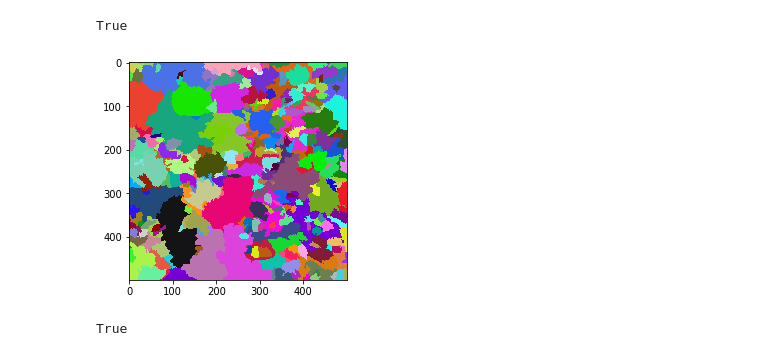
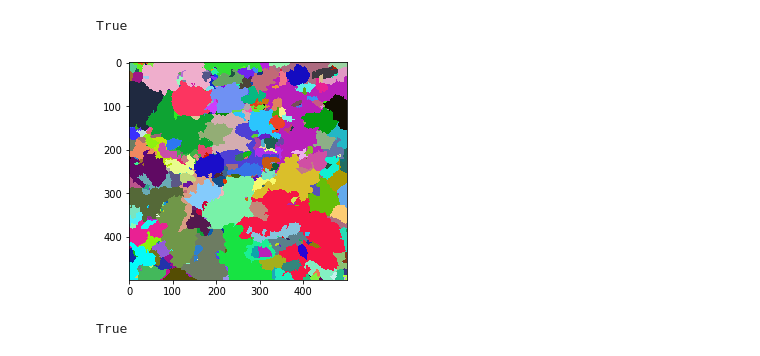
Before and after one commit to tsukiyashirokisaki/dp780, a Jupyter notebook: prediction.ipynb, the cells around one changed output. Saved outputs shown, nothing was run; the diff lists cells and outputs as text; code cells hidden in the pictures.

```diff
--- a/prediction.ipynb
+++ b/prediction.ipynb
@@ -40,11 +37,14 @@ CNN49b(
 # %%
-# h=w=499
-# ks=49
-# num=data.shape[0]
-# pred=np.zeros([data.shape[0],h-ks+1,w-ks+1])
-# for i in range(h-ks+1):
-#     for j in range(w-ks+1):
-#         output=m1(data[:,:,i:i+ks,j:j+ks])
-#         for k in range(num):
-#             pred[k,i,j]+=output[k,0].item()
-#         del output
+h=w=499
+ks=49
+num=data.shape[0]
+pred=np.zeros([data.shape[0],h-ks+1,w-ks+1])
+for i in range(h-ks+1):
+    for j in range(w-ks+1):
+        output=m1(data[:,:,i:i+ks,j:j+ks],props)
+        for k in range(num):
+            pred[k,i,j]+=output[k,0].item()
+        del output
+# %%
+# torch.save(pred,"output/pred.pkl")
+pred=torch.load("output/pred.pkl")
@@ -178,22 +181,24 @@ cv2.imwrite("output/20201109_451451_inv.png",(1-output[1])*255)
 # %% [output]
 True
 # %%
-sum_map=output
-date="20201109"
-class_map,id2clus,ma_id=torch.load("data/test/"+date+"/before/cluster.pkl")
+index=-1
+sum_map=pred[index]
+cv2.imwrite("output/20201109_451451.png",sum_map*255)
+cv2.imwrite("output/20201109_451451_inv.png",(1-sum_map)*255)
+class_map,id2clus,ma_id=torch.load(src[index]+"cluster.pkl")
 class_img=classplot(class_map)[24:475,24:475,:]
-ipf=ipfread("data/test/20201109/before/")[24:475,24:475,6:]
+ipf=ipfread(src[index])[24:475,24:475,6:]
 cv2.imwrite("output/20201109_class.png",class_img)
 cv2.imwrite("output/20201109_ipf_b.png",ipf)
 for i in range(3):
-    ipf[:,:,i]=np.multiply(1-sum_map[1],ipf[:,:,i])
-    class_img[:,:,i]=np.multiply(1-sum_map[1],class_img[:,:,i])
+    ipf[:,:,i]=np.multiply(1-sum_map,ipf[:,:,i])
+    class_img[:,:,i]=np.multiply(1-sum_map,class_img[:,:,i])
 cv2.imwrite("output/20201109_ipf_d.png",ipf)
 cv2.imwrite("output/20201109_class_d.png",class_img)
 
 # plt.imshow(1-new_map[0],cmap="gray")
 # plt.imshow(ipf[:,:,6:][...,[2,1,0]].astype("int"),alpha=0.5)
 # plt.axis('off')
 # %% [output]
-[figure, old version]
+[figure, new version]
 True
```
Also changed, not shown: parts of 7 cells of this notebook, 21 other files.
